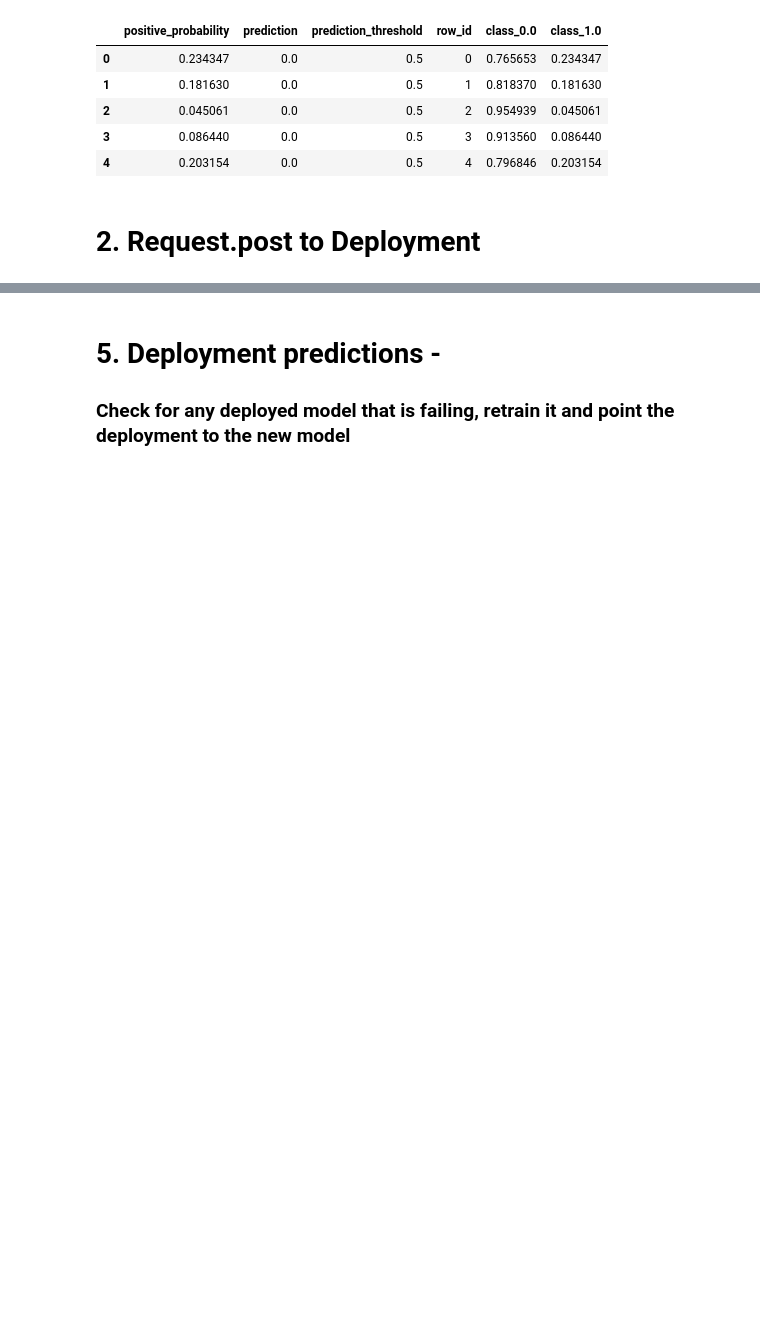
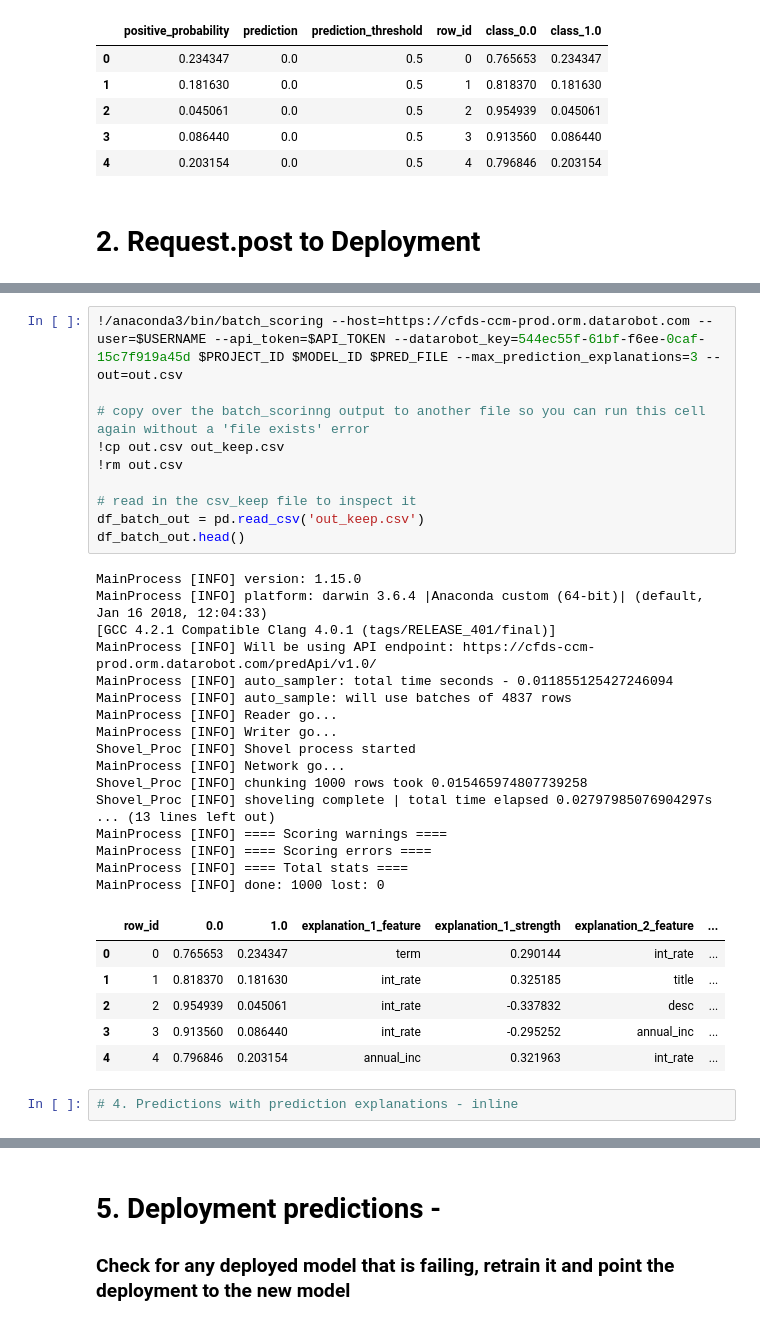
Before and after one commit to mcohenmcohen/DataRobot, a Jupyter notebook: utils_scoring_and_predictions.ipynb, the cells around one changed output, grey strips where cells are left out. Drawn from its saved outputs; the diff is of its cells as text; blank space fills up the shorter version.

Commit message:
added batch_scoring example code

```diff
--- a/utils_scoring_and_predictions.ipynb
+++ b/utils_scoring_and_predictions.ipynb
@@ -157,2 +153,38 @@ batch_scoring_deployment_aware --host=https://mycorp.orm.datarobot.com/
+# %%
+!/anaconda3/bin/batch_scoring --host=https://cfds-ccm-prod.orm.datarobot.com --user=$USERNAME --api_token=$API_TOKEN --datarobot_key=544ec55f-61bf-f6ee-0caf-15c7f919a45d $PROJECT_ID $MODEL_ID $PRED_FILE --max_prediction_explanations=3 --out=out.csv
+
+# copy over the batch_scorinng output to another file so you can run this cell again without a 'file exists' error
+!cp out.csv out_keep.csv
+!rm out.csv
+
+# read in the csv_keep file to inspect it
+df_batch_out = pd.read_csv('out_keep.csv')
+df_batch_out.head()
+# %% [output]
+MainProcess [INFO] version: 1.15.0
+MainProcess [INFO] platform: darwin 3.6.4 |Anaconda custom (64-bit)| (default, Jan 16 2018, 12:04:33)
+[GCC 4.2.1 Compatible Clang 4.0.1 (tags/RELEASE_401/final)]
+MainProcess [INFO] Will be using API endpoint: https://cfds-ccm-prod.orm.datarobot.com/predApi/v1.0/
+MainProcess [INFO] auto_sampler: total time seconds - 0.011855125427246094
+MainProcess [INFO] auto_sample: will use batches of 4837 rows
+MainProcess [INFO] Reader go...
+MainProcess [INFO] Writer go...
+Shovel_Proc [INFO] Shovel process started
+MainProcess [INFO] Network go...
+Shovel_Proc [INFO] chunking 1000 rows took 0.015465974807739258
+Shovel_Proc [INFO] shoveling complete | total time elapsed 0.02797985076904297s
+... (13 lines left out)
+MainProcess [INFO] ==== Scoring warnings ====
+MainProcess [INFO] ==== Scoring errors ====
+MainProcess [INFO] ==== Total stats ====
+MainProcess [INFO] done: 1000 lost: 0
+|  | row_id | 0.0 | 1.0 | explanation_1_feature | explanation_1_strength | explanation_2_feature | ... |
+| 0 | 0 | 0.765653 | 0.234347 | term | 0.290144 | int_rate | ... |
+| 1 | 1 | 0.818370 | 0.181630 | int_rate | 0.325185 | title | ... |
+| 2 | 2 | 0.954939 | 0.045061 | int_rate | -0.337832 | desc | ... |
+| 3 | 3 | 0.913560 | 0.086440 | int_rate | -0.295252 | annual_inc | ... |
+| 4 | 4 | 0.796846 | 0.203154 | annual_inc | 0.321963 | int_rate | ... |
+# %%
+# 4. Predictions with prediction explanations - inline
 # %%
 #
```
Also changed, not shown: parts of 8 cells of this notebook, 1 other file.
